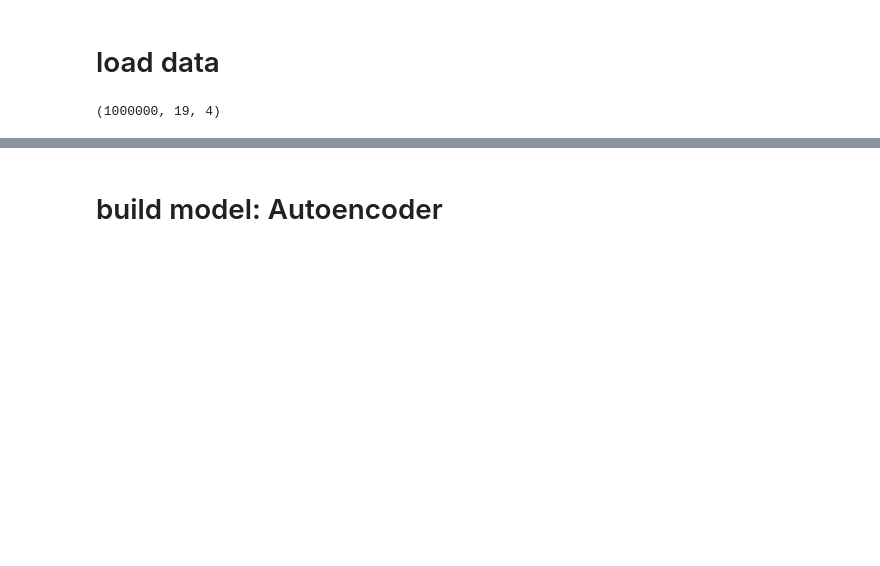
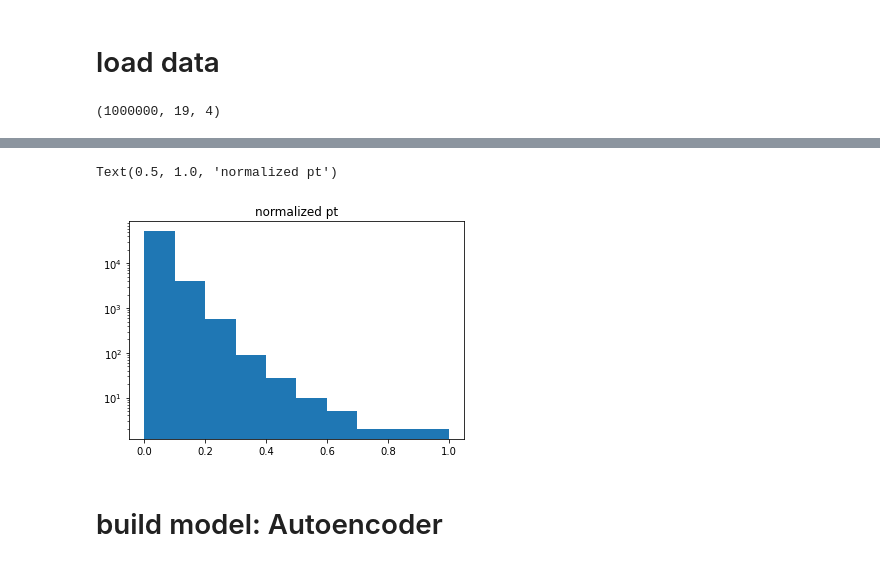
Before and after one commit to kingusiu/gravada, a Jupyter notebook: L1_autoencoding_main.ipynb, the cells around one changed output, grey strips where cells are left out. Saved outputs shown, nothing was run; the diff lists cells and outputs as text; code cells hidden in the pictures; blank space fills up the shorter version.

Commit message:
adding normalizations (min-max for pt and class, std for angles); loading signal dataset and predicting signal; computing loss for bg and sig

```diff
--- a/L1_autoencoding_main.ipynb
+++ b/L1_autoencoding_main.ipynb
@@ -10,5 +10,16 @@ import models.graph_nn as grap
 %autoreload 2
 # %% [markdown]
 # data preprocessing
+# %%
+def normalize_features(particles):
+    idx_pt, idx_eta, idx_phi, idx_class = range(4)
+    # min-max normalize pt
+    particles[:,:,idx_pt] = (particles[:,:,idx_pt] - np.min(particles[:,:,idx_pt])) / (np.max(particles[:,:,idx_pt])-np.min(particles[:,:,idx_pt]))
+    # standard normalize angles
+    particles[:,:,idx_eta] = (particles[:,:,idx_eta] - np.mean(particles[:,:,idx_eta]))/np.std(particles[:,:,idx_eta])
+    particles[:,:,idx_eta] = (particles[:,:,idx_eta] - np.mean(particles[:,:,idx_phi]))/np.std(particles[:,:,idx_phi])
+    # min-max normalize class label
+    particles[:,:,idx_class] = (particles[:,:,idx_class] - np.min(particles[:,:,idx_class])) / (np.max(particles[:,:,idx_class])-np.min(particles[:,:,idx_class]))
+    return particles
 # %%
 def normalized_adjacency(A):
@@ -45,3 +59,12 @@ A_tilde = normalized_adjacency(A)
+# %%
+particles_train = normalize_features(particles_train)
+# %%
+plt.hist(particles_train[:,:,0].flatten())
+plt.yscale('log')
+plt.title('normalized pt')
+# %% [output]
+Text(0.5, 1.0, 'normalized pt')
+[figure, added]
 # %% [markdown]
 # build model: Autoencoder
 # %%
```
Also changed, not shown: parts of 21 cells of this notebook, 1 other file.
